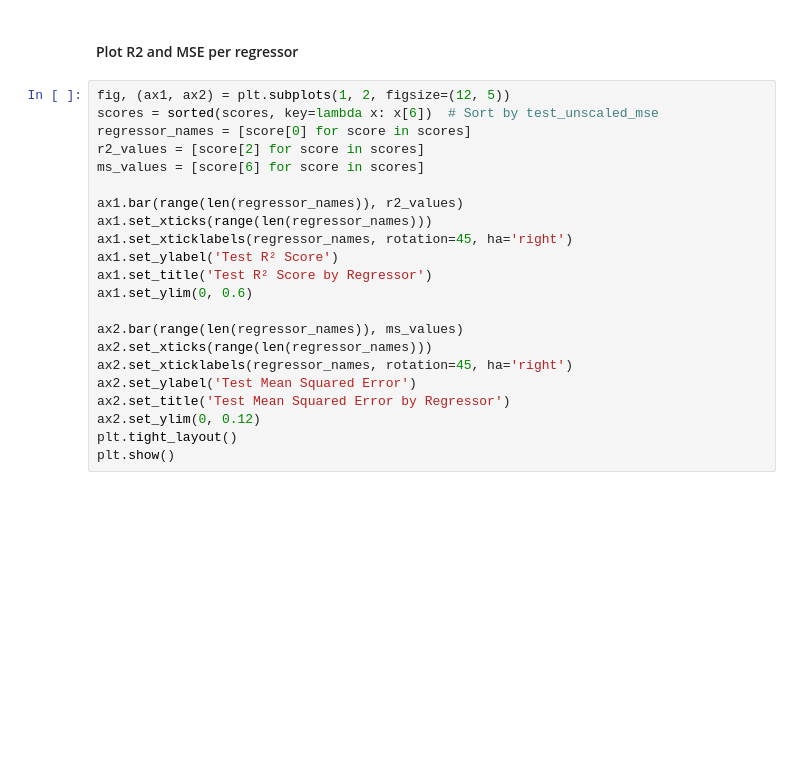
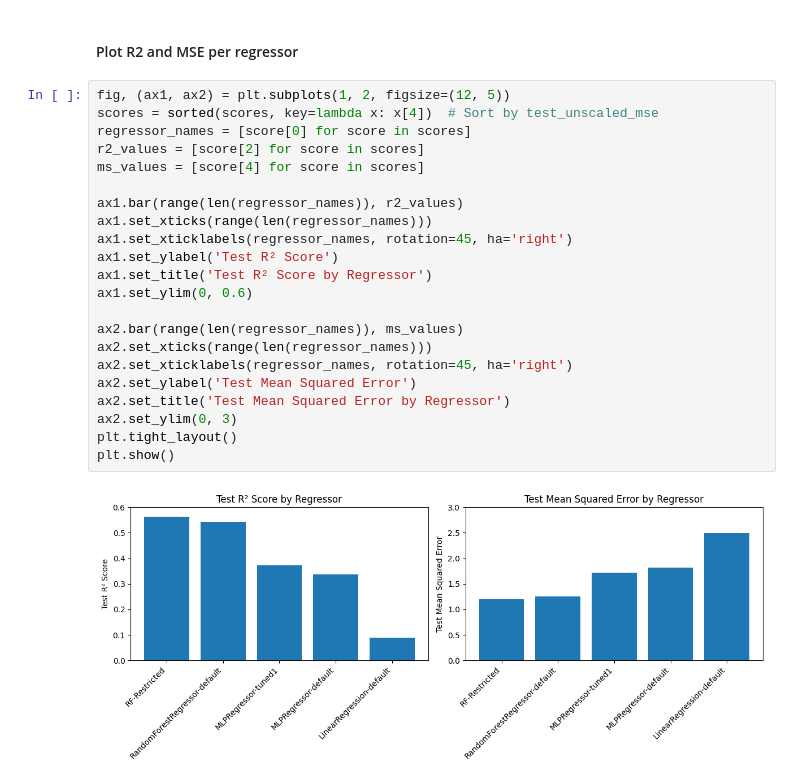
Before and after one commit to NullString1/COMP2002, a Jupyter notebook: regression.ipynb, the cells around one changed output. Saved outputs shown, nothing was run; the diff lists cells and outputs as text; blank space fills up the shorter version.

```diff
--- a/regression.ipynb
+++ b/regression.ipynb
@@ -243,23 +293,25 @@ plt.show()
 #### Plot R2 and MSE per regressor
 # %%
 fig, (ax1, ax2) = plt.subplots(1, 2, figsize=(12, 5))
-scores = sorted(scores, key=lambda x: x[6])  # Sort by test_unscaled_mse
+scores = sorted(scores, key=lambda x: x[4])  # Sort by test_unscaled_mse
 regressor_names = [score[0] for score in scores]
 r2_values = [score[2] for score in scores]
-ms_values = [score[6] for score in scores]
+ms_values = [score[4] for score in scores]
 
 ax1.bar(range(len(regressor_names)), r2_values)
 ax1.set_xticks(range(len(regressor_names)))
 ax1.set_xticklabels(regressor_names, rotation=45, ha='right')
 ax1.set_ylabel('Test R² Score')
 ax1.set_title('Test R² Score by Regressor')
 ax1.set_ylim(0, 0.6)
 
 ax2.bar(range(len(regressor_names)), ms_values)
 ax2.set_xticks(range(len(regressor_names)))
 ax2.set_xticklabels(regressor_names, rotation=45, ha='right')
 ax2.set_ylabel('Test Mean Squared Error')
 ax2.set_title('Test Mean Squared Error by Regressor')
-ax2.set_ylim(0, 0.12)
+ax2.set_ylim(0, 3)
 plt.tight_layout()
 plt.show()
+# %% [output]
+[figure, added]
```
Also changed, not shown: parts of 6 cells of this notebook.
